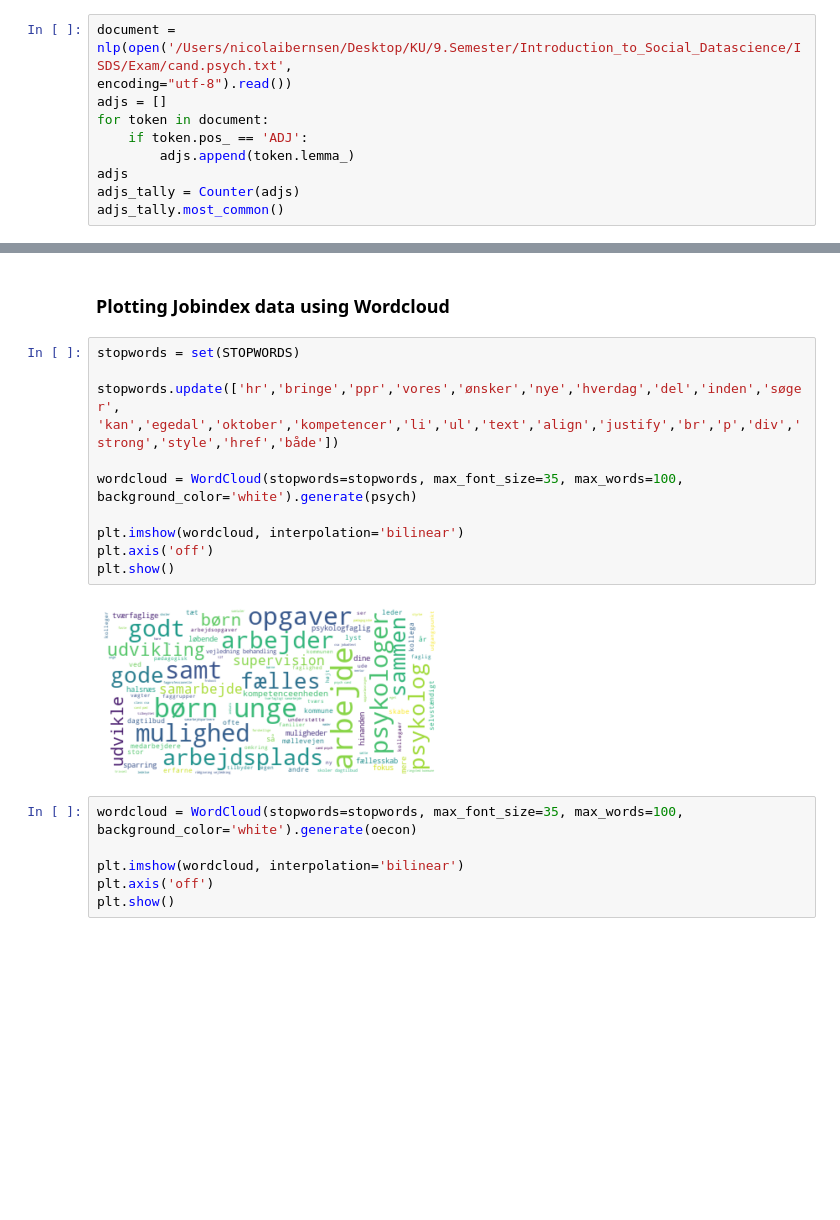
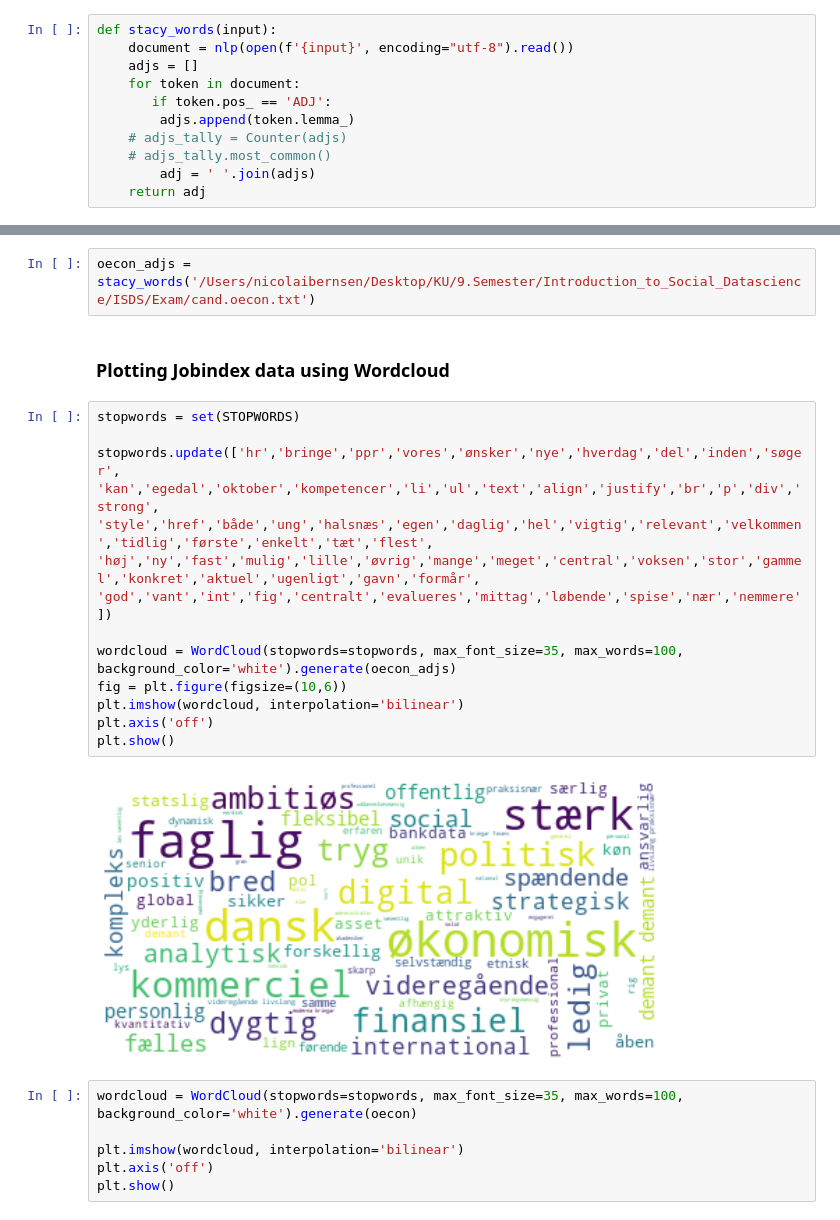
Before and after one commit to Bernseng/ISDS, a Jupyter notebook: Exam/Jobindex.ipynb, the cells around one changed output, grey strips where cells are left out. Drawn from its saved outputs; the diff is of its cells as text; blank space fills up the shorter version.

```diff
--- a/Exam/Jobindex.ipynb
+++ b/Exam/Jobindex.ipynb
@@ -163,10 +168,11 @@ write_text('cand.psych', jobindex_psych)
 # %%
-document = nlp(open('/Users/nicolaibernsen/Desktop/KU/9.Semester/Introduction_to_Social_Datascience/ISDS/Exam/cand.psych.txt',
-encoding="utf-8").read())
-adjs = []
-for token in document:
-    if token.pos_ == 'ADJ':
+def stacy_words(input):
+    document = nlp(open(f'{input}', encoding="utf-8").read())
+    adjs = []
+    for token in document:
+       if token.pos_ == 'ADJ':
         adjs.append(token.lemma_)
-adjs
-adjs_tally = Counter(adjs)
-adjs_tally.most_common()
+    # adjs_tally = Counter(adjs)
+    # adjs_tally.most_common()
+        adj = ' '.join(adjs)
+    return adj
@@ -191,18 +179,23 @@ adjs_tally.most_common()
+# %%
+oecon_adjs = stacy_words('/Users/nicolaibernsen/Desktop/KU/9.Semester/Introduction_to_Social_Datascience/ISDS/Exam/cand.oecon.txt')
 # %% [markdown]
 ### Plotting Jobindex data using Wordcloud
 # %%
 stopwords = set(STOPWORDS)
 
 stopwords.update(['hr','bringe','ppr','vores','ønsker','nye','hverdag','del','inden','søger',
-'kan','egedal','oktober','kompetencer','li','ul','text','align','justify','br','p','div','strong','style','href','både'])
+'kan','egedal','oktober','kompetencer','li','ul','text','align','justify','br','p','div','strong',
+'style','href','både','ung','halsnæs','egen','daglig','hel','vigtig','relevant','velkommen','tidlig','første','enkelt','tæt','flest',
+'høj','ny','fast','mulig','lille','øvrig','mange','meget','central','voksen','stor','gammel','konkret','aktuel','ugenligt','gavn','formår',
+'god','vant','int','fig','centralt','evalueres','mittag','løbende','spise','nær','nemmere'])
 
-wordcloud = WordCloud(stopwords=stopwords, max_font_size=35, max_words=100, background_color='white').generate(psych)
-
+wordcloud = WordCloud(stopwords=stopwords, max_font_size=35, max_words=100, background_color='white').generate(oecon_adjs)
+fig = plt.figure(figsize=(10,6))
 plt.imshow(wordcloud, interpolation='bilinear')
 plt.axis('off')
 plt.show()
 # %% [output]
-[figure, old version]
+[figure, new version]
 # %%
 wordcloud = WordCloud(stopwords=stopwords, max_font_size=35, max_words=100, background_color='white').generate(oecon)
 
```
Also changed, not shown: parts of 6 cells of this notebook, 1 other file.
